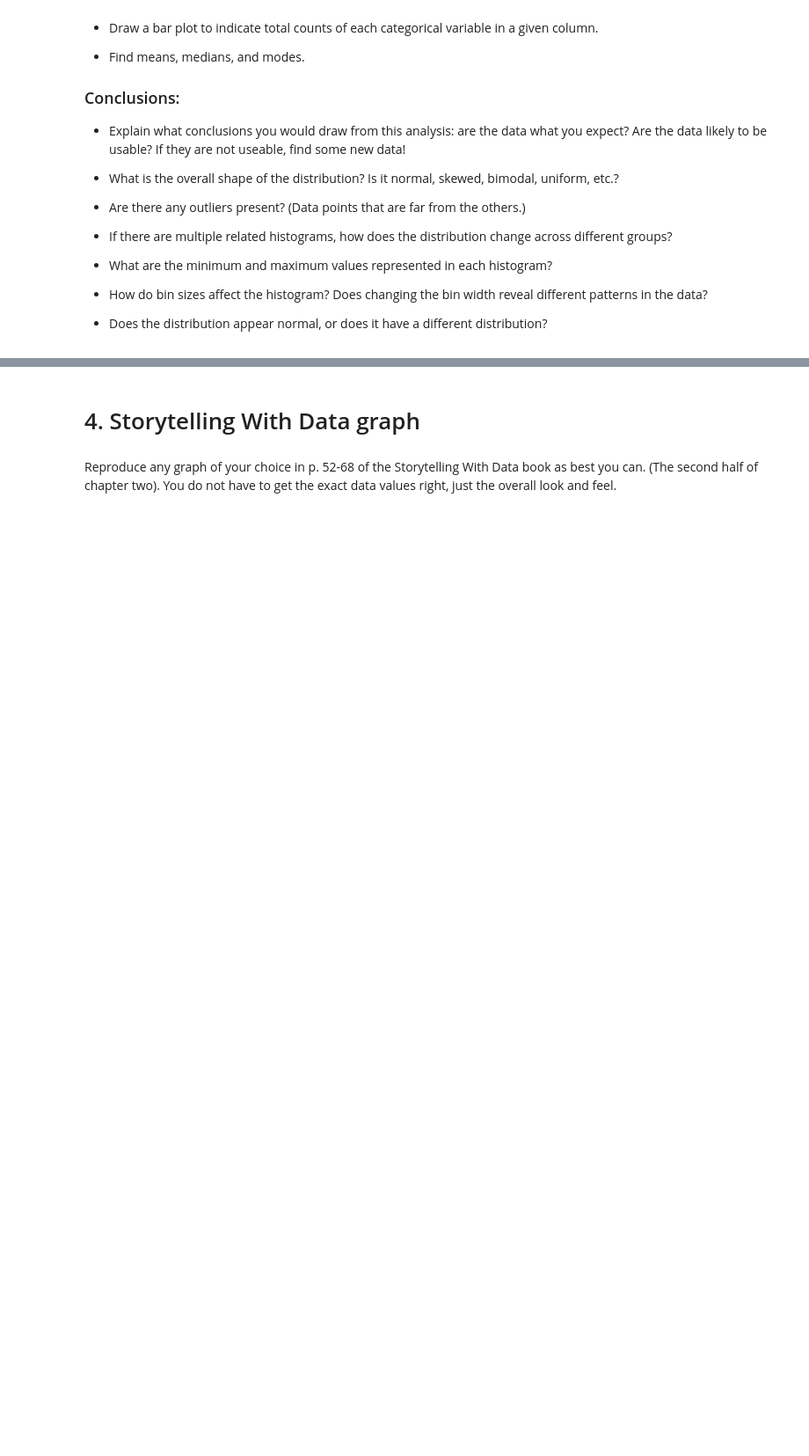
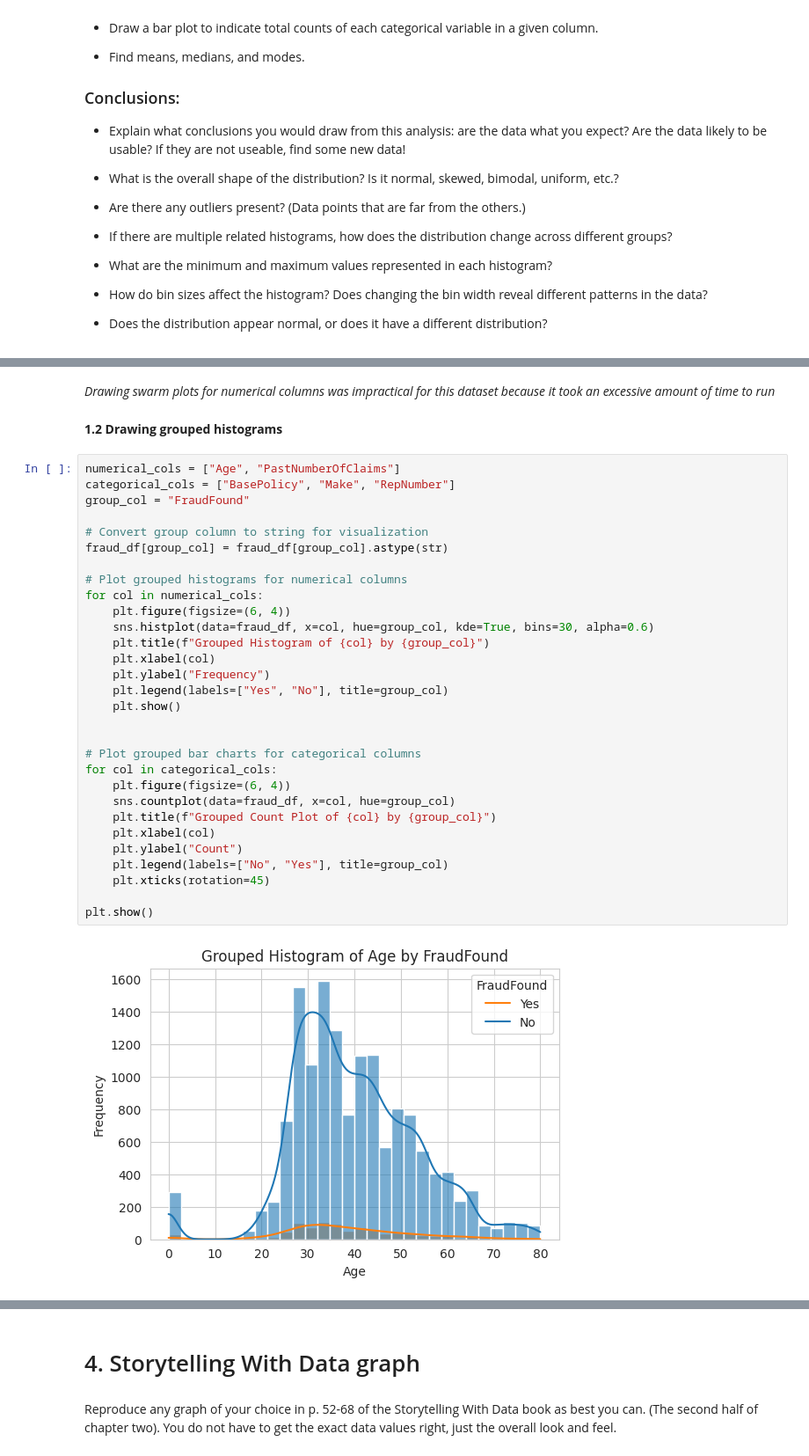
Before and after one commit to KonstantinTc/OMDS-ModB2-Week4-Tcelms-Konstantin, a Jupyter notebook: OMDS-ModB2-Week4-Tcelms-Konstantin.ipynb, the cells around one changed output, grey strips where cells are left out. Shown at 88% size. Drawn from its saved outputs; the diff is of its cells as text; blank space fills up the shorter version.

```diff
--- a/OMDS-ModB2-Week4-Tcelms-Konstantin.ipynb
+++ b/OMDS-ModB2-Week4-Tcelms-Konstantin.ipynb
@@ -61,0 +252,36 @@ This week, you will do the same types of exercises as last week, but you should
+# %% [markdown]
+*Drawing swarm plots for numerical columns was impractical for this dataset because it took an excessive amount of time to run*
+# %% [markdown]
+**1.2 Drawing grouped histograms**
+# %%
+numerical_cols = ["Age", "PastNumberOfClaims"]
+categorical_cols = ["BasePolicy", "Make", "RepNumber"]
+group_col = "FraudFound"
+
+# Convert group column to string for visualization
+fraud_df[group_col] = fraud_df[group_col].astype(str)
+
+# Plot grouped histograms for numerical columns
+for col in numerical_cols:
+    plt.figure(figsize=(6, 4))
+    sns.histplot(data=fraud_df, x=col, hue=group_col, kde=True, bins=30, alpha=0.6)
+    plt.title(f"Grouped Histogram of {col} by {group_col}")
+    plt.xlabel(col)
+    plt.ylabel("Frequency")
+    plt.legend(labels=["Yes", "No"], title=group_col)
+    plt.show()
+
+
+# Plot grouped bar charts for categorical columns
+for col in categorical_cols:
+    plt.figure(figsize=(6, 4))
+    sns.countplot(data=fraud_df, x=col, hue=group_col)
+    plt.title(f"Grouped Count Plot of {col} by {group_col}")
+    plt.xlabel(col)
+    plt.ylabel("Count")
+    plt.legend(labels=["No", "Yes"], title=group_col)
+    plt.xticks(rotation=45)
+
+plt.show()
+# %% [output]
+[figure, added]
```
Also changed, not shown: parts of 62 cells of this notebook, 2 other files.
